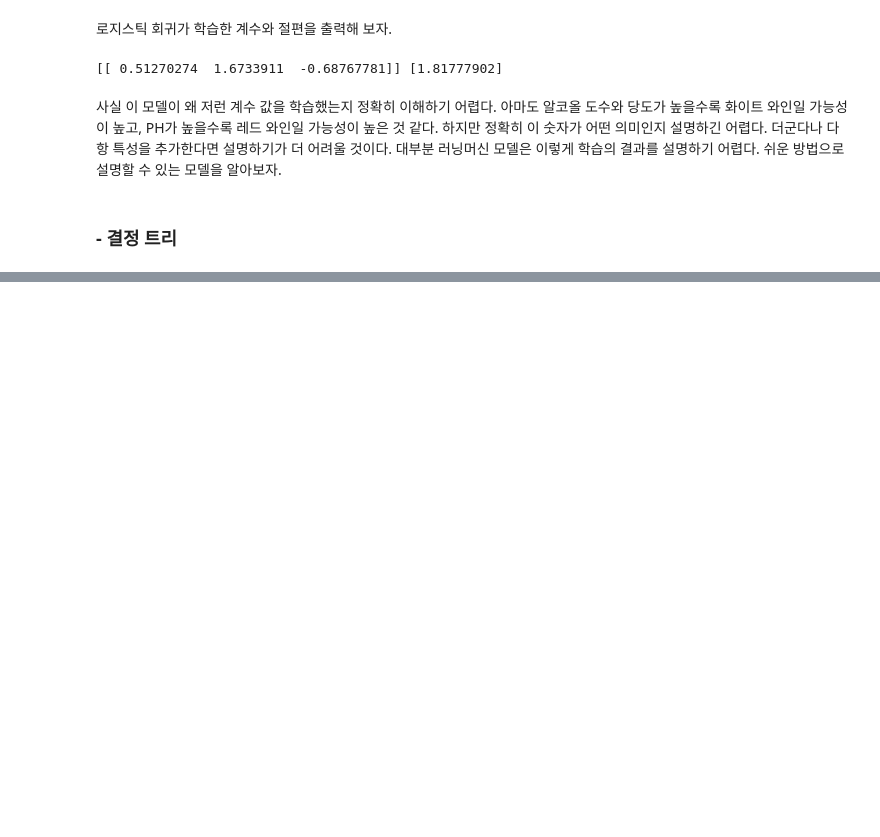
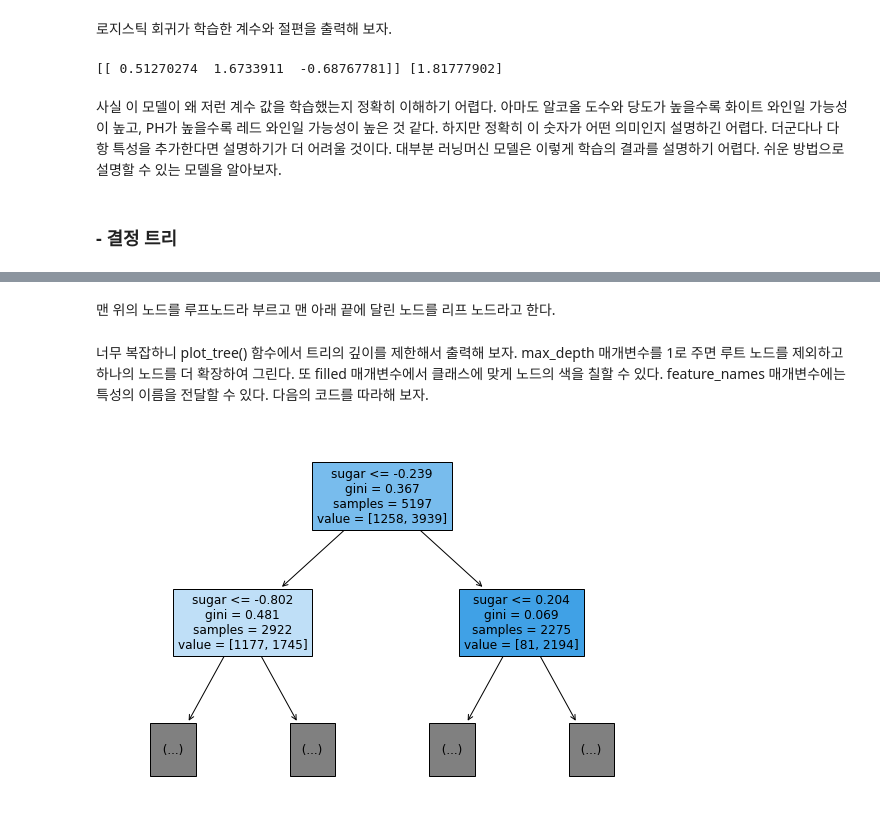
Before and after one commit to jaeyoon89/machinlearnig_deeplearning_study, a Jupyter notebook: mldl_ch5-1_decision_tree.ipynb, the cells around one changed output, grey strips where cells are left out. Saved outputs shown, nothing was run; the diff lists cells and outputs as text; code cells hidden in the pictures; blank space fills up the shorter version.

```diff
--- a/mldl_ch5-1_decision_tree.ipynb
+++ b/mldl_ch5-1_decision_tree.ipynb
@@ -111,0 +133,10 @@ print(lr.coef_, lr.intercept_)
+# %% [markdown]
+맨 위의 노드를 루프노드라 부르고 맨 아래 끝에 달린 노드를 리프 노드라고 한다.
+# %% [markdown]
+너무 복잡하니 plot_tree() 함수에서 트리의 깊이를 제한해서 출력해 보자. max_depth 매개변수를 1로 주면 루트 노드를 제외하고 하나의 노드를 더 확장하여 그린다. 또 filled 매개변수에서 클래스에 맞게 노드의 색을 칠할 수 있다. feature_names 매개변수에는 특성의 이름을 전달할 수 있다. 다음의 코드를 따라해 보자.
+# %%
+plt.figure(figsize=(10,7))
+plot_tree(dt, max_depth=1, filled=True, feature_names=['alcohol','sugar','pH'])
+plt.show()
+# %% [output]
+[figure, added]
```
Also changed, not shown: parts of 4 cells of this notebook.
